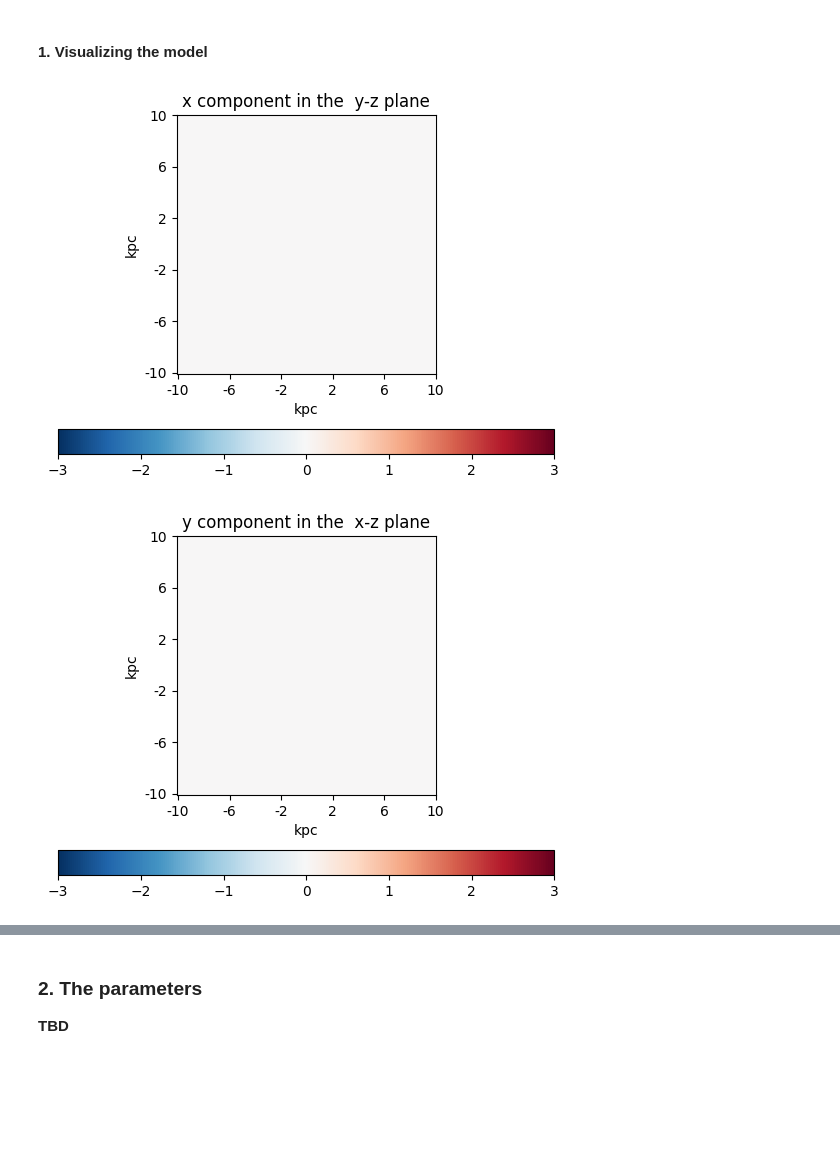
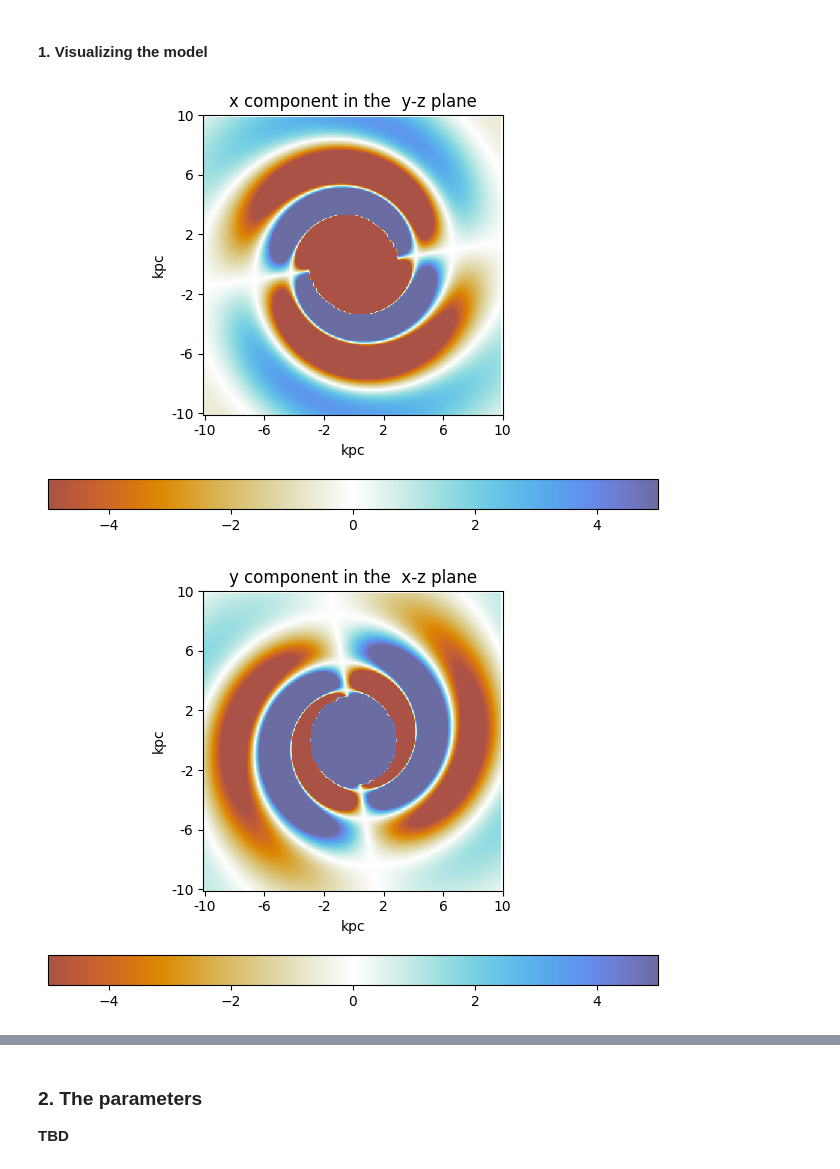
Before and after one commit to rafaelab/imagine-models, a Jupyter notebook: demos/python/model_examples/tf17_demo.ipynb, the cells around one changed output, grey strips where cells are left out. Saved outputs shown, nothing was run; the diff lists cells and outputs as text; code cells hidden in the pictures; blank space fills up the shorter version.

```diff
--- a/demos/python/model_examples/tf17_demo.ipynb
+++ b/demos/python/model_examples/tf17_demo.ipynb
@@ -50,13 +16,15 @@ model = img.TFMagneticField()
 shape = [100, 100, 20] # necessarily a list of 3 ints!
 increment = [.20, .20, .20]
 refpoint = [-10., -10., -2.]
+vmax = 5.
+vmin = -5.
 # %%
 model_on_grid = model.on_grid(shape=shape, reference_point=refpoint, increment=increment)
-plotting_convenience(model_on_grid, 0, 2, shape, refpoint, increment)
+plot_slice(model_on_grid, 0, 2, shape, refpoint, increment, vmin, vmax)
 # %% [output]
-[figure, old version]
+[figure, new version]
 # %%
-plotting_convenience(model_on_grid, 1, 2, shape, refpoint, increment)
+plot_slice(model_on_grid, 1, 2, shape, refpoint, increment, vmin, vmax)
 # %% [output]
-[figure, old version]
+[figure, new version]
 # %%
```
Also changed, not shown: parts of 5 cells of this notebook, 9 other files.
